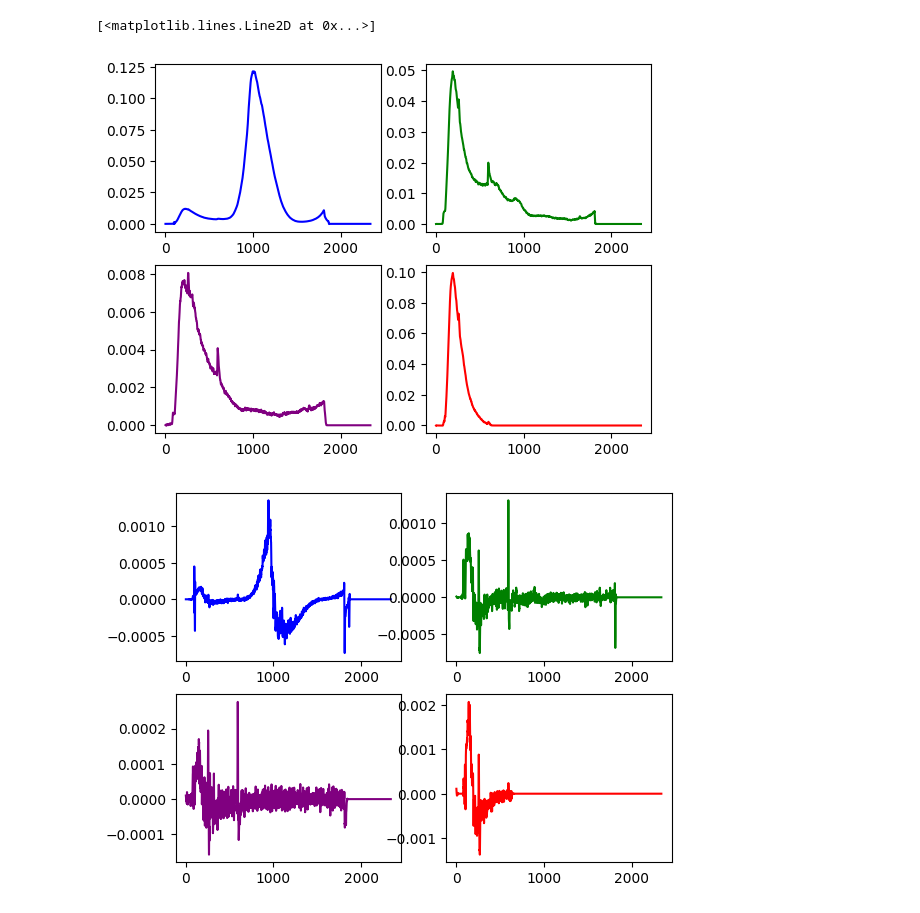
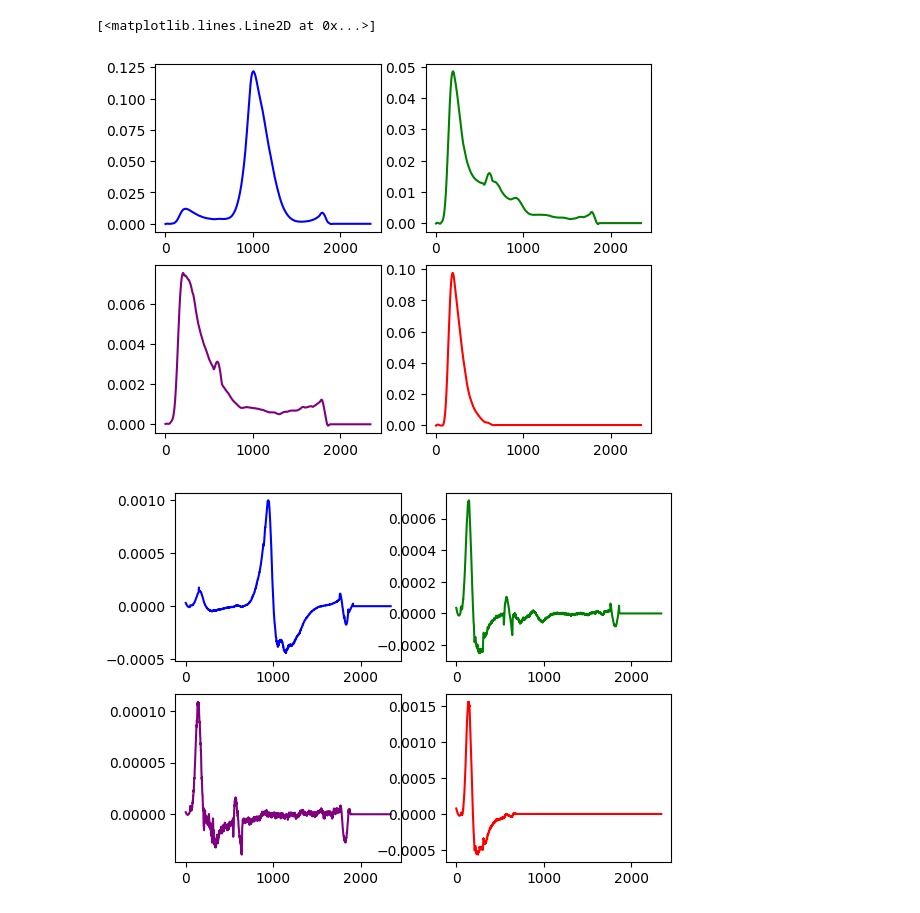
Before and after one commit to shimishiun3/Bulk_Modulus, a Jupyter notebook: Peak_analysis/Peak_analyzer.ipynb, the cells around one changed output. Saved outputs shown, nothing was run; the diff lists cells and outputs as text; code cells hidden in the pictures.

```diff
--- a/Peak_analysis/Peak_analyzer.ipynb
+++ b/Peak_analysis/Peak_analyzer.ipynb
@@ -3,26 +3,33 @@ import numpy as np
 import pandas as pd
 from scipy.signal import savgol_filter
 import matplotlib.pyplot as plt
+import pybeads
 
-data = pd.read_csv('SWNT.csv')
-#Figureオブジェクトを作成
+# CSVファイルを読み込み、最終行を除去
+data = pd.read_csv('SWNT.csv', skipfooter=1, engine='python')
+
+# Figureオブジェクトを作成
 fig = plt.figure()
-#Axesオブジェクトを作成
-#1つのFigureに複数のAxesを作成
+# Axesオブジェクトを作成
+# 1つのFigureに複数のAxesを作成
 ax1 = fig.add_subplot(2, 2, 1)
 ax2 = fig.add_subplot(2, 2, 2)
 ax3 = fig.add_subplot(2, 2, 3)
 ax4 = fig.add_subplot(2, 2, 4)
-#プロットするデータ
+
+# プロットするデータ
 x = data['Temp.']
 H2 = data['H2']
 CO = data['CO']
 CO2 = data['CO2']
 H2O = data['H2O']
 
-#プロット
+# プロット
 ax1.plot(x, H2, 'b')
 ax2.plot(x, CO, 'g')
 ax3.plot(x, CO2, 'purple')
 ax4.plot(x, H2O, 'r')
+
+# プロットの表示
+plt.show()
 # %% [output]
@@ -30,8 +36,12 @@ ax4.plot(x, H2O, 'r')
 [figure]
 # %%
 # H2, CO, CO2, H2Oシグナルを平滑化（Savitzky-Golayフィルタ使用）
+
 smoothed_data = {
-    gas: savgol_filter(data[gas], window_length=11, polyorder=3) for gas in ['H2', 'H2O', 'CO', 'CO2']
+    'H2': savgol_filter(data['H2'], window_length=101, polyorder=3),
+    'H2O': savgol_filter(data['H2O'], window_length=101, polyorder=3),
+    'CO': savgol_filter(data['CO'], window_length=101, polyorder=3),
+    'CO2': savgol_filter(data['CO2'], window_length=101, polyorder=3)
 }
 #Figureオブジェクトを作成
 fig = plt.figure()
@@ -55,37 +65,45 @@ ax3.plot(x, CO2, 'purple')
 ax4.plot(x, H2O, 'r')
 # %% [output]
 [<matplotlib.lines.Line2D at 0x...>]
-[figure, old version]
+[figure, new version]
 # %%
-# 各シグナルの微分を計算し、ゼロ交差点を探す
-derivatives = {gas: np.gradient(smoothed_data[gas], data['Temp.']) for gas in smoothed_data.keys()}
+# 各ガスシグナルの微分を計算
+derivatives = {
+    'H2': np.gradient(smoothed_data['H2'], data['Temp.']),
+    'H2O': np.gradient(smoothed_data['H2O'], data['Temp.']),
+    'CO': np.gradient(smoothed_data['CO'], data['Temp.']),
+    'CO2': np.gradient(smoothed_data['CO2'], data['Temp.'])
+}
 
 #Figureオブジェクトを作成
 fig = plt.figure()
 #Axesオブジェクトを作成
 #1つのFigureに複数のAxesを作成
 ax1 = fig.add_subplot(2, 2, 1)
 ax2 = fig.add_subplot(2, 2, 2)
 ax3 = fig.add_subplot(2, 2, 3)
 ax4 = fig.add_subplot(2, 2, 4)
 #プロットするデータ
 x = data['Temp.']
 H2 = derivatives['H2']
 CO = derivatives['CO']
 CO2 = derivatives['CO2']
 H2O = derivatives['H2O']
 
 #プロット
 ax1.plot(x, H2, 'b')
 ax2.plot(x, CO, 'g')
 ax3.plot(x, CO2, 'purple')
 ax4.plot(x, H2O, 'r')
 
-for gas in derivatives:
-    # 微分が0に近い箇所を探す
-    zero_crossing_indices = np.where(np.abs(derivatives[gas]) < 0.00001)[0]
+# ゼロ交差点を格納する辞書
+zero_crossing_indices = {}
+
+# 各ガスについてループを回して、微分が0に近い箇所を探す
+for gas in ['H2', 'H2O', 'CO', 'CO2']:
+    zero_crossing_indices[gas] = np.where(np.abs(derivatives[gas]) < 0.0001)[0]
 # %% [output]
-[figure, old version]
+[figure, new version]
 # %%
 # ピーク特性を格納する辞書を作成
 peak_properties = {}
```
Also changed, not shown: parts of 2 cells of this notebook.
